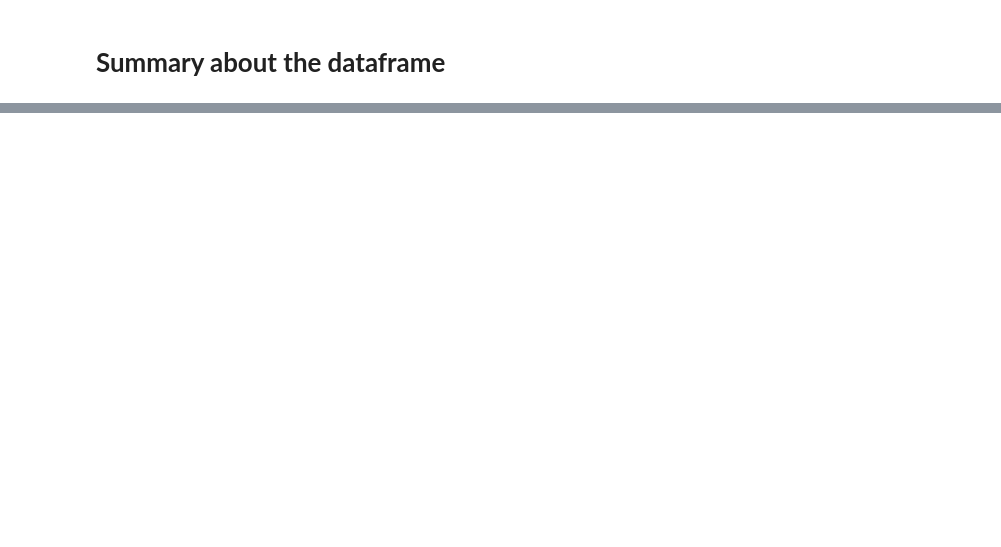
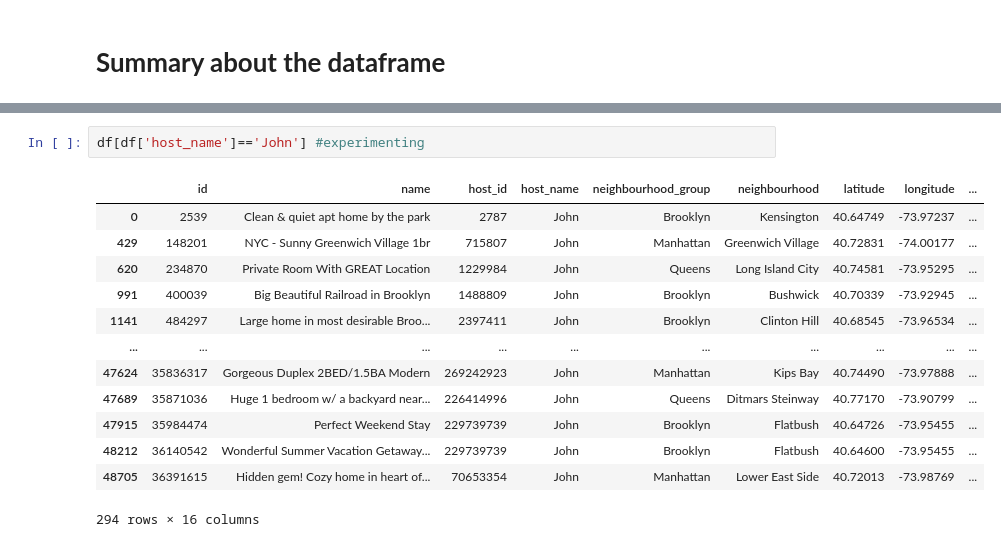
Before and after one commit to rahulwarn/capstone-project-of-Airbnb-Bookings-Analysis, a Jupyter notebook: Airbnb_Bookings_Analysis_Capstone_Project.ipynb, the cells around one changed output, grey strips where cells are left out. Drawn from its saved outputs; the diff is of its cells as text; blank space fills up the shorter version.

Commit message:
third commit on new airbnb till experimenting

```diff
--- a/Airbnb_Bookings_Analysis_Capstone_Project.ipynb
+++ b/Airbnb_Bookings_Analysis_Capstone_Project.ipynb
@@ -118,0 +81,16 @@ Index(['id', 'name', 'host_id', 'host_name', 'neighbourhood_group',
+# %%
+df[df['host_name']=='John'] #experimenting
+# %% [output]
+|  | id | name | host_id | host_name | neighbourhood_group | neighbourhood | latitude | longitude | ... |
+| 0 | 2539 | Clean & quiet apt home by the park | 2787 | John | Brooklyn | Kensington | 40.64749 | -73.97237 | ... |
+| 429 | 148201 | NYC - Sunny Greenwich Village 1br | 715807 | John | Manhattan | Greenwich Village | 40.72831 | -74.00177 | ... |
+| 620 | 234870 | Private Room With GREAT Location | 1229984 | John | Queens | Long Island City | 40.74581 | -73.95295 | ... |
+| 991 | 400039 | Big Beautiful Railroad in Brooklyn | 1488809 | John | Brooklyn | Bushwick | 40.70339 | -73.92945 | ... |
+| 1141 | 484297 | Large home in most desirable Broo... | 2397411 | John | Brooklyn | Clinton Hill | 40.68545 | -73.96534 | ... |
+| ... | ... | ... | ... | ... | ... | ... | ... | ... | ... |
+| 47624 | 35836317 | Gorgeous Duplex 2BED/1.5BA Modern | 269242923 | John | Manhattan | Kips Bay | 40.74490 | -73.97888 | ... |
+| 47689 | 35871036 | Huge 1 bedroom w/ a backyard near... | 226414996 | John | Queens | Ditmars Steinway | 40.77170 | -73.90799 | ... |
+| 47915 | 35984474 | Perfect Weekend Stay | 229739739 | John | Brooklyn | Flatbush | 40.64726 | -73.95455 | ... |
+| 48212 | 36140542 | Wonderful Summer Vacation Getaway... | 229739739 | John | Brooklyn | Flatbush | 40.64600 | -73.95455 | ... |
+| 48705 | 36391615 | Hidden gem! Cozy home in heart of... | 70653354 | John | Manhattan | Lower East Side | 40.72013 | -73.98769 | ... |
+294 rows × 16 columns
```
Also changed, not shown: parts of 9 cells of this notebook.
